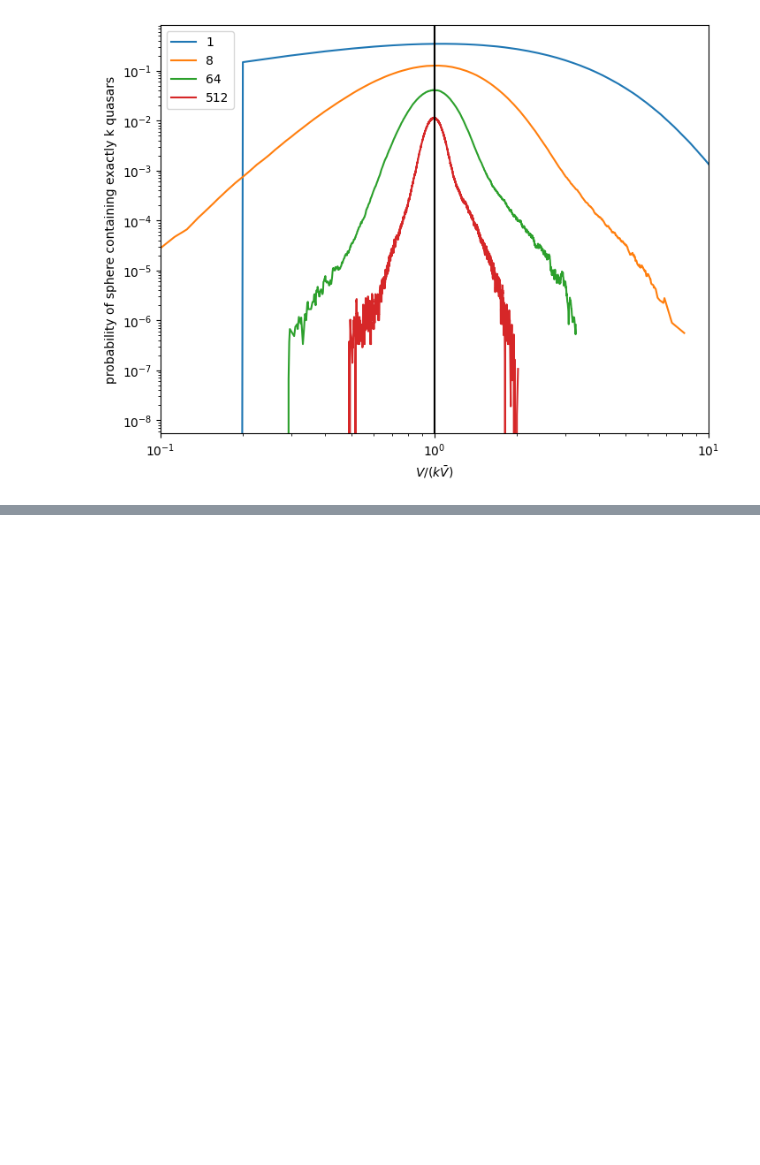
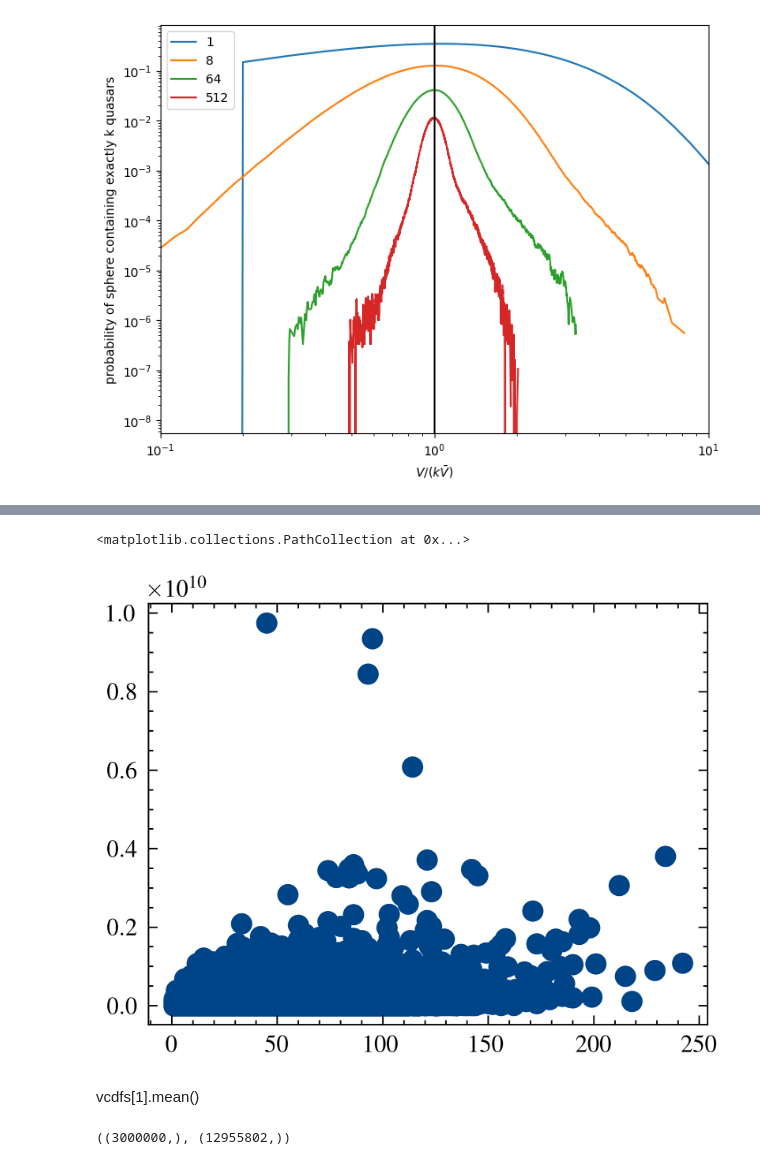
Before and after one commit to yipihey/quaia-knn, a Jupyter notebook: FirstSteps.ipynb, the cells around one changed output, grey strips where cells are left out. Saved outputs shown, nothing was run; the diff lists cells and outputs as text; code cells hidden in the pictures; blank space fills up the shorter version.

```diff
--- a/FirstSteps.ipynb
+++ b/FirstSteps.ipynb
@@ -199,0 +226,11 @@ plt.legend();
+# %%
+plt.scatter(rl[:,0], vols[:,0])
+# %% [output]
+<matplotlib.collections.PathCollection at 0x...>
+[figure, added]
+# %% [markdown]
+vcdfs[1].mean()
+# %%
+(rl[:,0].shape, vols[:,0].shape)
+# %% [output]
+((3000000,), (12955802,))
```
Also changed, not shown: parts of 8 cells of this notebook.
